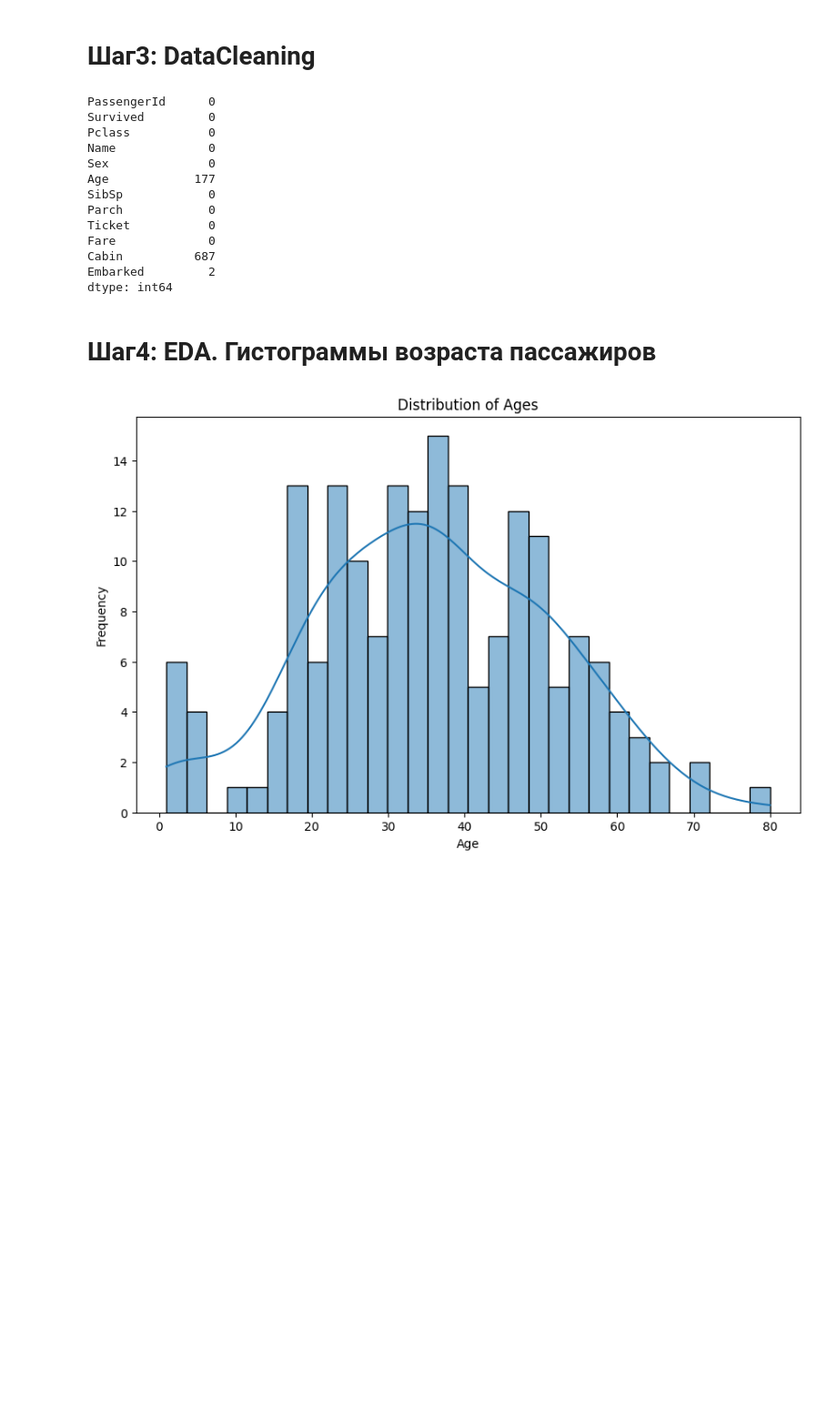
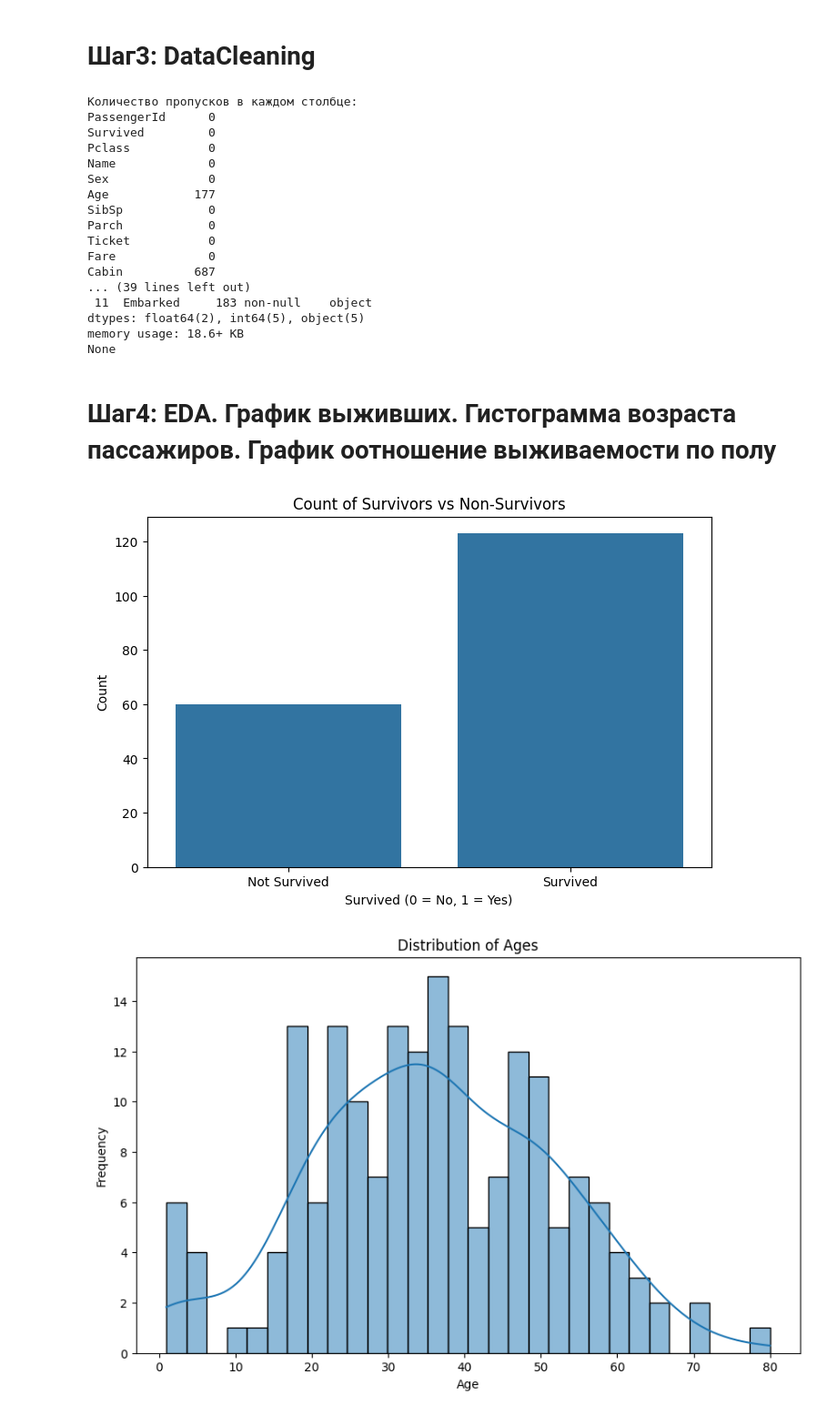
Before and after one commit to mariatrunina/spbu-python-course, a Jupyter notebook: project/titanik#9/titanik9.ipynb, the cells around one changed output. Shown at 91% size. Drawn from its saved outputs; the diff is of its cells as text; code cells hidden in the pictures; blank space fills up the shorter version.

```diff
--- a/project/titanik#9/titanik9.ipynb
+++ b/project/titanik#9/titanik9.ipynb
@@ -38,9 +39,14 @@ print(data.head())
 # %% [markdown]
 # Шаг3: DataCleaning
 # %%
+print("Количество пропусков в каждом столбце:")
 print(data.isnull().sum())
 data = data.dropna()
+print("Данные после удаления строк с пропусками:")
+print(data.head())
+print(data.info())
 # %% [output]
+Количество пропусков в каждом столбце:
 PassengerId      0
 Survived         0
 Pclass           0
@@ -52,10 +58,23 @@ Parch            0
 Ticket           0
 Fare             0
 Cabin          687
-Embarked         2
-dtype: int64
+... (39 lines left out)
+ 11  Embarked     183 non-null    object
+dtypes: float64(2), int64(5), object(5)
+memory usage: 18.6+ KB
+None
 # %% [markdown]
-# Шаг4: EDA. Гистограммы возраста пассажиров
+# Шаг4: EDA. График выживших. Гистограмма возраста пассажиров. График оотношение выживаемости по полу
+# %%
+plt.figure(figsize=(8, 5))
+sns.countplot(x='Survived', data=data)
+plt.title('Count of Survivors vs Non-Survivors')
+plt.xlabel('Survived (0 = No, 1 = Yes)')
+plt.ylabel('Count')
+plt.xticks(ticks=[0, 1], labels=['Not Survived', 'Survived'])
+plt.show()
+# %% [output]
+[figure, added]
 # %%
 plt.figure(figsize=(10, 6))
 sns.histplot(data['Age'], bins=30, kde=True)
```
Also changed, not shown: parts of 23 cells of this notebook, 1 other file.
